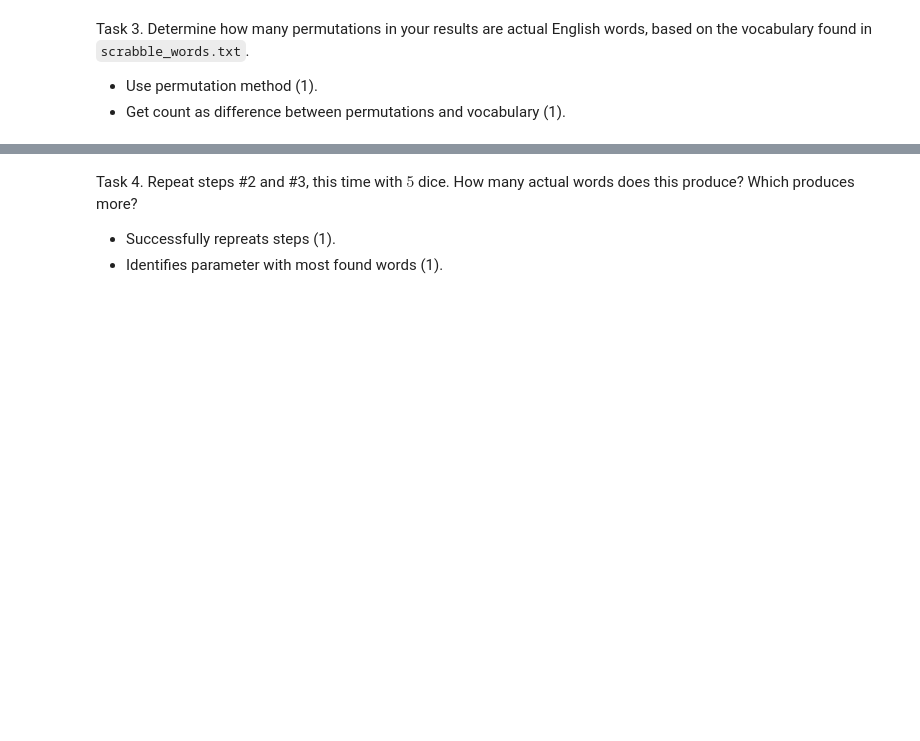
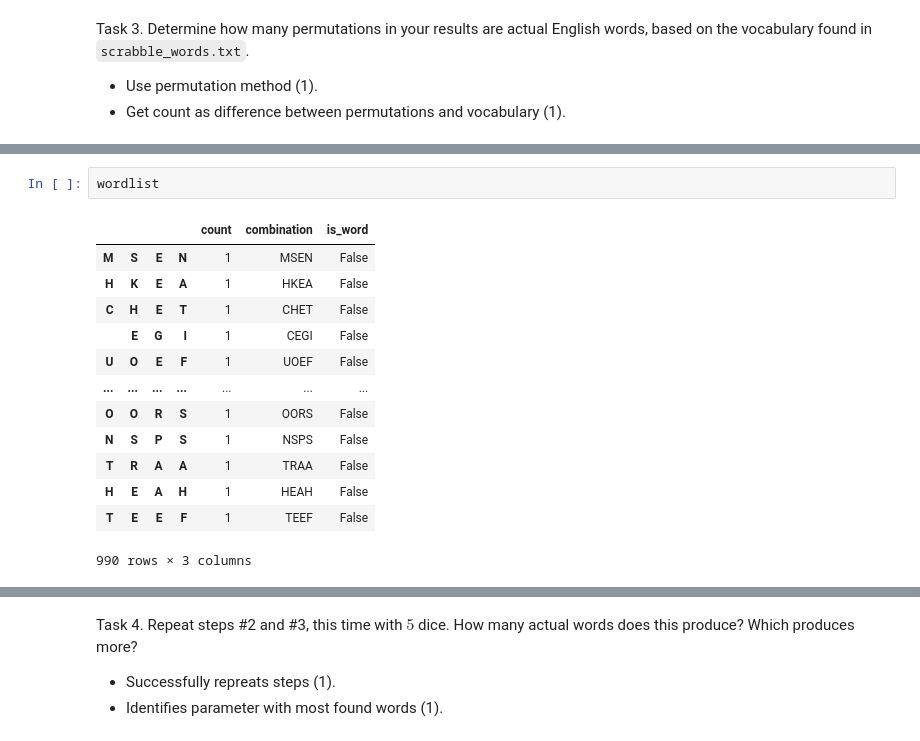
Before and after one commit to Lingzhen718/Montecarlo-Simulation-Generator, a Jupyter notebook: MontecarloSimulation/montecarlo_demo.ipynb, the cells around one changed output, grey strips where cells are left out. Saved outputs shown, nothing was run; the diff lists cells and outputs as text; blank space fills up the shorter version.

```diff
--- a/MontecarloSimulation/montecarlo_demo.ipynb
+++ b/MontecarloSimulation/montecarlo_demo.ipynb
@@ -617,0 +883,16 @@ Task 3. Determine how many permutations in your results are actual English words
+# %%
+wordlist
+# %% [output]
+|  |  |  |  | count | combination | is_word |
+| M | S | E | N | 1 | MSEN | False |
+| H | K | E | A | 1 | HKEA | False |
+| C | H | E | T | 1 | CHET | False |
+|  | E | G | I | 1 | CEGI | False |
+| U | O | E | F | 1 | UOEF | False |
+| ... | ... | ... | ... | ... | ... | ... |
+| O | O | R | S | 1 | OORS | False |
+| N | S | P | S | 1 | NSPS | False |
+| T | R | A | A | 1 | TRAA | False |
+| H | E | A | H | 1 | HEAH | False |
+| T | E | E | F | 1 | TEEF | False |
+990 rows × 3 columns
```
Also changed, not shown: parts of 39 cells of this notebook, 1 other file.
